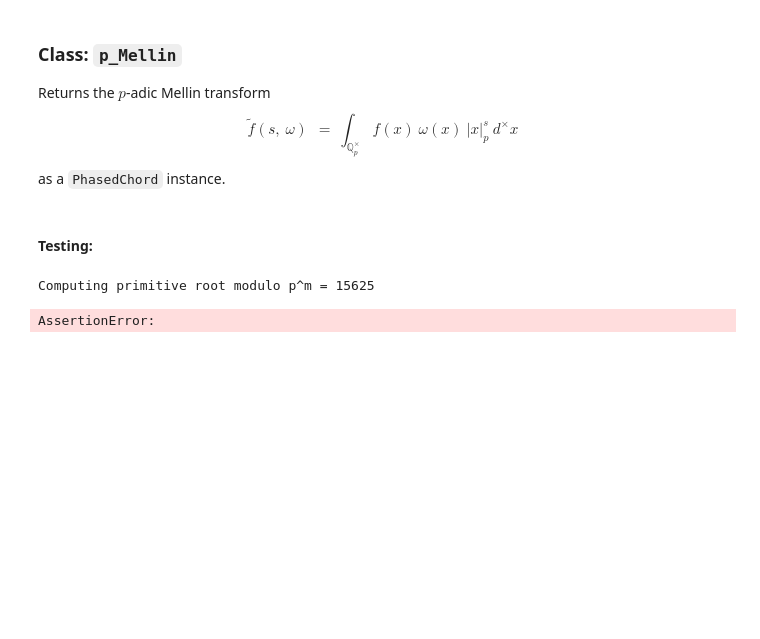
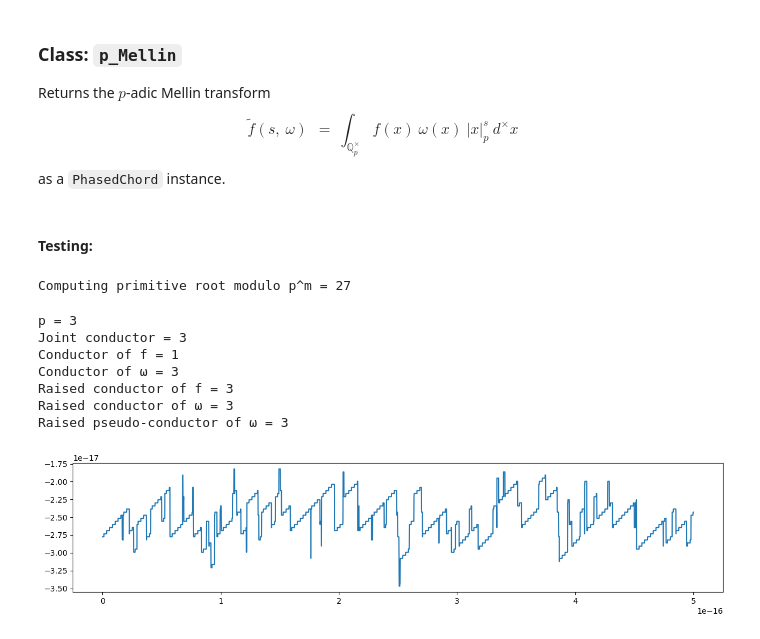
Before and after one commit to TYLERSFOSTER/Tonality_from_Q_p_and_SL_2, a Jupyter notebook: p_adic_signals_for_GL_1.ipynb, the cells around one changed output. Cells and saved outputs as stored; diff of their text form; code cells hidden in the pictures; blank space fills up the shorter version.

```diff
--- a/p_adic_signals_for_GL_1.ipynb
+++ b/p_adic_signals_for_GL_1.ipynb
@@ -66,7 +66,7 @@ class p_Approx():
         assert isinstance(order, int)
         assert isinstance(digits, list), 'The argument \"digits\" must be a list of integers.'
         assert all(isinstance(d, int) and 0<=d<p for d in digits), 'All digits must be between 0 and p-1.'
-        assert (len(digits)>1 and digits[0]!= 0) or order==0, 'The p-adic number \"0\" can only be represented with order 0 and digits [0].'
+        assert (len(digits)>=1 and digits[0]!= 0) or order==0, 'The p-adic number \"0\" can only be represented with order 0 and digits [0].'
         # I need to think more carefully about how to incorporate p-adic 0.
 
         self.uniformizer = p
@@ -272,6 +272,8 @@ class cslcFunc():
 
     # I think this next function is written really poorly...
     # ...probably a good place to start at being a better coder.
+    # Here's one thing wrong with this method: it keeps re-calculating the extra digits to append,
+    # when they're the same every time. Probably lots of other studities as well.
     def raise_conductor(self, new_cond_p):
         assert isinstance(new_cond_p, int)
         assert new_cond_p >= self.cond_p, 'New conductor must be \u2265 current conductor.'
@@ -299,7 +301,7 @@ class cslcFunc():
                     new_digits_collection = copy.deepcopy(extended_digit_collection)
                     #print('\nNew digits collection:', new_digits_collection)
                 new_supp = new_supp + [p_Approx(p, order, digs) for digs in new_digits_collection]
-                new_values = new_values + (new_cond_p - self.cond_p) * p * [value]
+                new_values = new_values + (p**(new_cond_p - self.cond_p)) * [value]
             self.cond_p = new_cond_p
             self.supp = new_supp
             self.values = new_values
@@ -307,6 +309,23 @@ class cslcFunc():
             assert len(self.supp) == len(self.values)
 # %% [markdown]
 #### Testing:
+# %%
+p = 5
+m = 4
+
+w = p_Approx(p, -1, [1, 1, 1, 0])
+x = p_Approx(p, -1, [2, 3, 4, 0])
+y = p_Approx(p, -1, [3, 2, 3, 3])
+z = p_Approx(p, -1, [4, 4, 2, 3])
+
+a = complex(1,1)
+b = complex(-1,1)
+c = complex(-1,-1)
+d = complex(1,-1)
+
+f = cslcFunc(p, m, [w, x, y, z], [a, b, c, d])
+
+f.raise_conductor(6)
 # %%
 x = p_Approx(5, 2, [1, 2, 3])
 y = p_Approx(5, -2, [2, 0, 3])
@@ -615,7 +634,7 @@ class PhasedChord():
         l = self.frequencies
         n = self.term_count
 
-        term_list = [c[k] * A[k]**b * np.exp(I*2*np.pi*l[k] * t) for k in range(n)]
+        term_list = [c[k] * (A[k]**b) * np.exp(I*2*np.pi*l[k] * t) for k in range(n)]
         output = sum(term_list)
 
         return output
@@ -703,31 +729,39 @@ class p_Mellin():
 # %% [markdown]
 #### Testing:
 # %%
-p = 5
-m = 4
+p = 3
+m = 1
 
-w = p_Approx(p, -1, [1, 1, 1, 0])
-x = p_Approx(p, -1, [2, 3, 4, 0])
-y = p_Approx(p, -1, [3, 2, 3, 3])
-z = p_Approx(p, -1, [4, 4, 2, 3])
+w = p_Approx(p, 1, [1])
+x = p_Approx(p, 1, [2])
 
-f = cslcFunc(p, m, [w, x, y, z], [complex(1,1), complex(-1,1), complex(-1,-1), complex(1,-1)])
+a = complex(1,1)
+b = 5*complex(-1,1)
 
-omega = nuCharacter(p, 6, 2)
+f = cslcFunc(p, m, [w], [a])
+
+omega = nuCharacter(p, 3, 2)
 
 F = p_Mellin(f, omega)
 
-T = [.00001*j for j in range(50000)]
+T = [.0000000000000000001*j for j in range(5000)]
 X = [F.eval(1, t).real for t in T]
 #Y = [F.eval(5, t).imag for t in T]
 
 plt.figure(figsize=(15,3))
 plt.plot(T, X)
 plt.show()
 
 #plt.figure(figsize=(15,3))
 #plt.plot(T, Y)
 #plt.show()
 # %% [output]
-Computing primitive root modulo p^m = 15625
+Computing primitive root modulo p^m = 27
-AssertionError:
+p = 3
+Joint conductor = 3
+Conductor of f = 1
+Conductor of ω = 3
+Raised conductor of f = 3
+Raised conductor of ω = 3
+Raised pseudo-conductor of ω = 3
+[figure, added]
```
Also changed, not shown: parts of 1 cell of this notebook.
